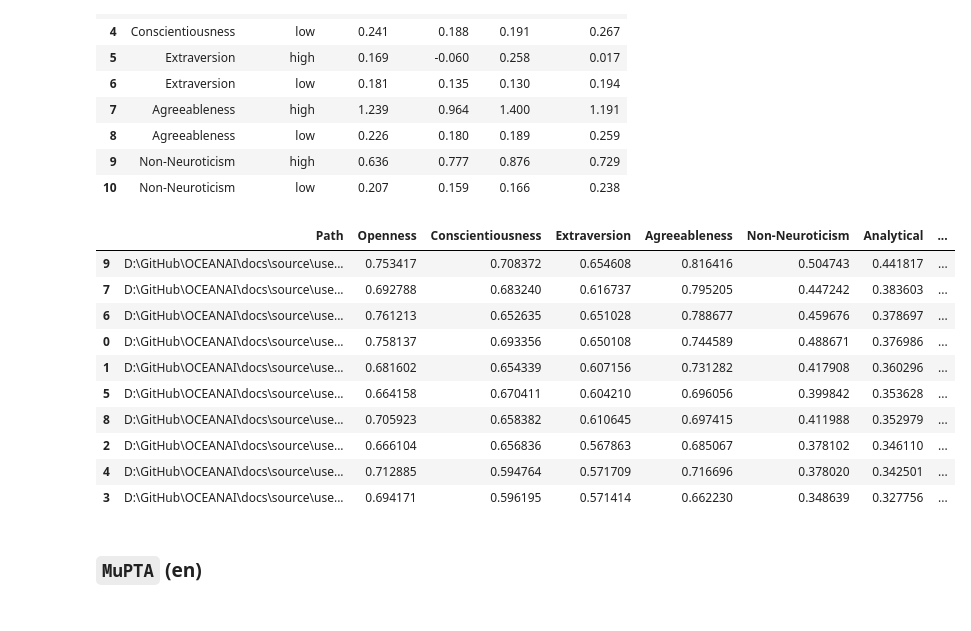
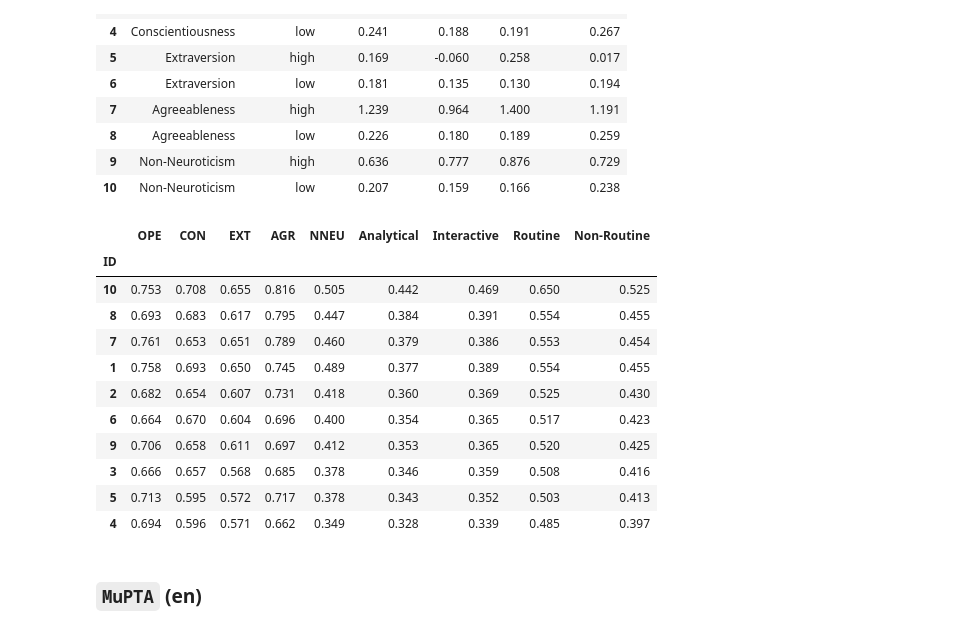
Before and after one commit to aimclub/OCEANAI, a Jupyter notebook: docs/source/user_guide/notebooks/Pipeline_practical_task_1.ipynb, the cells around one changed output. Cells and saved outputs as stored; diff of their text form; code cells hidden in the pictures.

```diff
--- a/docs/source/user_guide/notebooks/Pipeline_practical_task_1.ipynb
+++ b/docs/source/user_guide/notebooks/Pipeline_practical_task_1.ipynb
@@ -561,25 +586,30 @@ df_professional_skills
 # %%
 _b5._priority_skill_calculation(
     correlation_coefficients = df_professional_skills,
     threshold = 0.5,
     out = True
 )
 
 _b5._save_logs(df = _b5.df_files_priority_skill_, name = 'skill_candidate_ranking_mupta_ru', out = True)
 
-_b5.df_files_priority_skill_
+# Опционно
+df = _b5.df_files_priority_skill_.drop(['Path'], axis=1)
+df = df.rename(columns = {'Openness':'OPE', 'Conscientiousness':'CON', 'Extraversion': 'EXT', 'Agreeableness': 'AGR', 'Non-Neuroticism': 'NNEU'})
+df = df.apply(lambda x: [round(i, 3) for i in x])
+df
 # %% [output]
-|  | Path | Openness | Conscientiousness | Extraversion | Agreeableness | Non-Neuroticism | Analytical | ... |
-| 9 | D:\GitHub\OCEANAI\docs\source\use... | 0.753417 | 0.708372 | 0.654608 | 0.816416 | 0.504743 | 0.441817 | ... |
-| 7 | D:\GitHub\OCEANAI\docs\source\use... | 0.692788 | 0.683240 | 0.616737 | 0.795205 | 0.447242 | 0.383603 | ... |
-| 6 | D:\GitHub\OCEANAI\docs\source\use... | 0.761213 | 0.652635 | 0.651028 | 0.788677 | 0.459676 | 0.378697 | ... |
-| 0 | D:\GitHub\OCEANAI\docs\source\use... | 0.758137 | 0.693356 | 0.650108 | 0.744589 | 0.488671 | 0.376986 | ... |
-| 1 | D:\GitHub\OCEANAI\docs\source\use... | 0.681602 | 0.654339 | 0.607156 | 0.731282 | 0.417908 | 0.360296 | ... |
-| 5 | D:\GitHub\OCEANAI\docs\source\use... | 0.664158 | 0.670411 | 0.604210 | 0.696056 | 0.399842 | 0.353628 | ... |
-| 8 | D:\GitHub\OCEANAI\docs\source\use... | 0.705923 | 0.658382 | 0.610645 | 0.697415 | 0.411988 | 0.352979 | ... |
-| 2 | D:\GitHub\OCEANAI\docs\source\use... | 0.666104 | 0.656836 | 0.567863 | 0.685067 | 0.378102 | 0.346110 | ... |
-| 4 | D:\GitHub\OCEANAI\docs\source\use... | 0.712885 | 0.594764 | 0.571709 | 0.716696 | 0.378020 | 0.342501 | ... |
-| 3 | D:\GitHub\OCEANAI\docs\source\use... | 0.694171 | 0.596195 | 0.571414 | 0.662230 | 0.348639 | 0.327756 | ... |
+|  | OPE | CON | EXT | AGR | NNEU | Analytical | Interactive | Routine | Non-Routine |
+| ID |  |  |  |  |  |  |  |  |  |
+| 10 | 0.753 | 0.708 | 0.655 | 0.816 | 0.505 | 0.442 | 0.469 | 0.650 | 0.525 |
+| 8 | 0.693 | 0.683 | 0.617 | 0.795 | 0.447 | 0.384 | 0.391 | 0.554 | 0.455 |
+| 7 | 0.761 | 0.653 | 0.651 | 0.789 | 0.460 | 0.379 | 0.386 | 0.553 | 0.454 |
+| 1 | 0.758 | 0.693 | 0.650 | 0.745 | 0.489 | 0.377 | 0.389 | 0.554 | 0.455 |
+| 2 | 0.682 | 0.654 | 0.607 | 0.731 | 0.418 | 0.360 | 0.369 | 0.525 | 0.430 |
+| 6 | 0.664 | 0.670 | 0.604 | 0.696 | 0.400 | 0.354 | 0.365 | 0.517 | 0.423 |
+| 9 | 0.706 | 0.658 | 0.611 | 0.697 | 0.412 | 0.353 | 0.365 | 0.520 | 0.425 |
+| 3 | 0.666 | 0.657 | 0.568 | 0.685 | 0.378 | 0.346 | 0.359 | 0.508 | 0.416 |
+| 5 | 0.713 | 0.595 | 0.572 | 0.717 | 0.378 | 0.343 | 0.352 | 0.503 | 0.413 |
+| 4 | 0.694 | 0.596 | 0.571 | 0.662 | 0.349 | 0.328 | 0.339 | 0.485 | 0.397 |
 # %% [markdown]
 ### `MuPTA` (en)
 # %%
```
Also changed, not shown: parts of 15 cells of this notebook, 8 other files.
